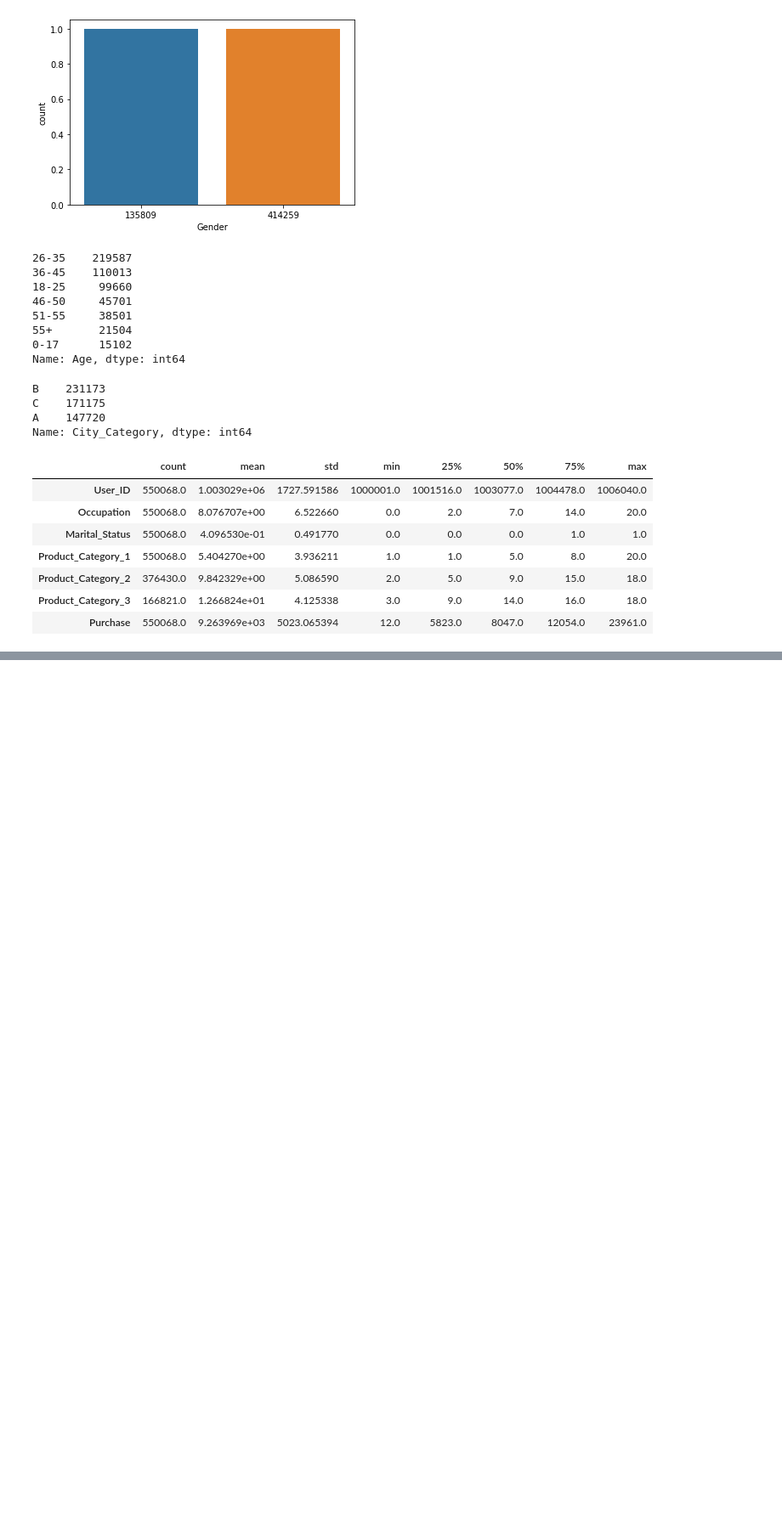
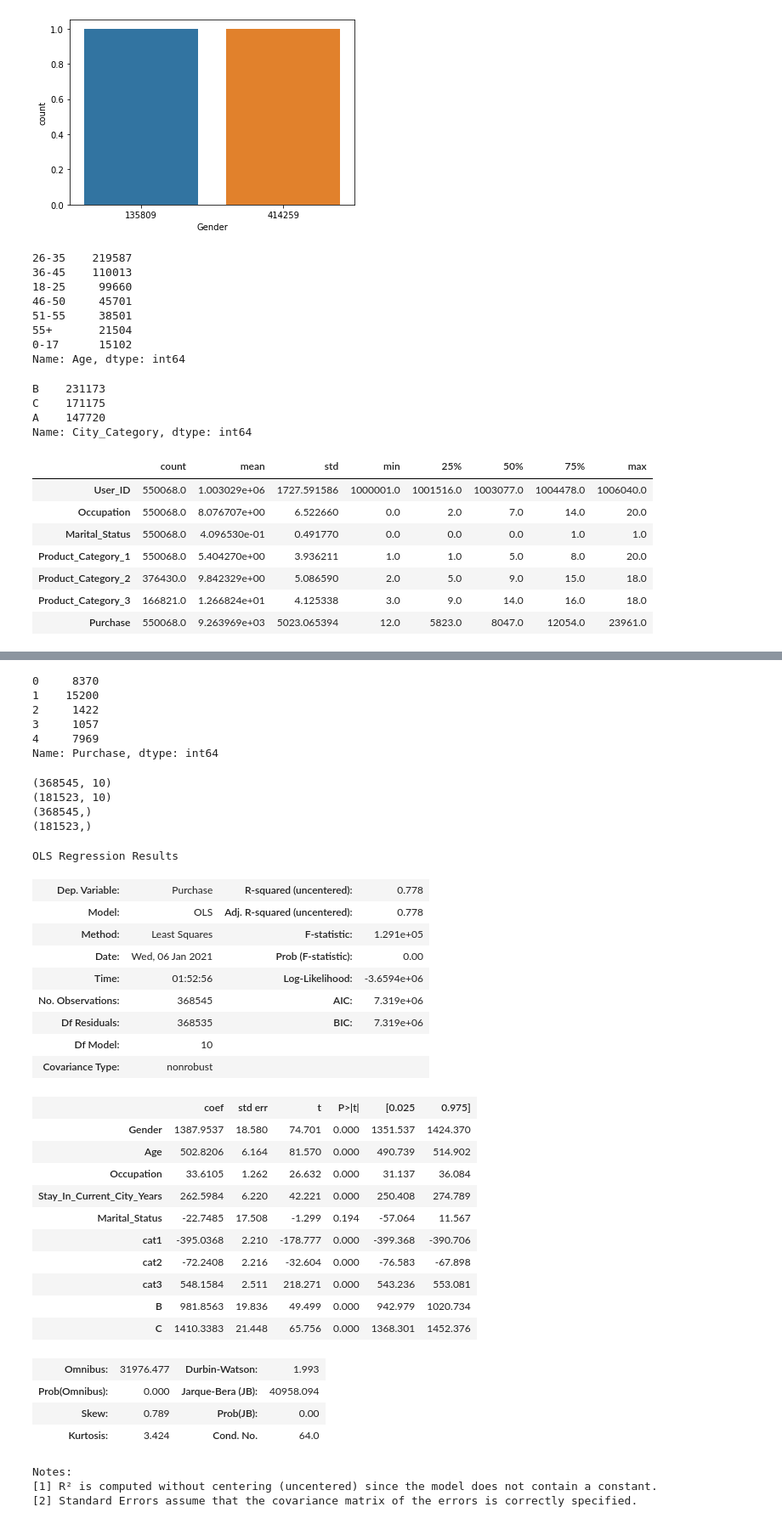
Before and after one commit to AbhishekMaity001/Machine-Learning-Projects, a Jupyter notebook: EDA/Black Friday/Black Friday.ipynb, the cells around one changed output, grey strips where cells are left out. Shown at 85% size. Saved outputs shown, nothing was run; the diff lists cells and outputs as text; code cells hidden in the pictures; blank space fills up the shorter version.

```diff
--- a/EDA/Black Friday/Black Friday.ipynb
+++ b/EDA/Black Friday/Black Friday.ipynb
@@ -103,0 +359,21 @@ df.describe().T
+# %%
+y.head()
+# %% [output]
+0     8370
+1    15200
+2     1422
+3     1057
+4     7969
+Name: Purchase, dtype: int64
+# %%
+from sklearn.model_selection import train_test_split
+X_train, X_test, y_train, y_test = train_test_split(X,y,test_size=0.33,random_state=1997)
+print(X_train.shape)
+print(X_test.shape)
+print(y_train.shape)
+print(y_test.shape)
+# %% [output]
+(368545, 10)
+(181523, 10)
+(368545,)
+(181523,)
@@ -103,0 +382,33 @@ df.describe().T
+# %%
+X = sm.add_constant(X)
+model = sm.OLS(y_train,X_train).fit()
+model.summary()
+# %% [output]
+OLS Regression Results
+| Dep. Variable: | Purchase | R-squared (uncentered): | 0.778 |
+| Model: | OLS | Adj. R-squared (uncentered): | 0.778 |
+| Method: | Least Squares | F-statistic: | 1.291e+05 |
+| Date: | Wed, 06 Jan 2021 | Prob (F-statistic): | 0.00 |
+| Time: | 01:52:56 | Log-Likelihood: | -3.6594e+06 |
+| No. Observations: | 368545 | AIC: | 7.319e+06 |
+| Df Residuals: | 368535 | BIC: | 7.319e+06 |
+| Df Model: | 10 |  |  |
+| Covariance Type: | nonrobust |  |  |
+|  | coef | std err | t | P>|t| | [0.025 | 0.975] |
+| Gender | 1387.9537 | 18.580 | 74.701 | 0.000 | 1351.537 | 1424.370 |
+| Age | 502.8206 | 6.164 | 81.570 | 0.000 | 490.739 | 514.902 |
+| Occupation | 33.6105 | 1.262 | 26.632 | 0.000 | 31.137 | 36.084 |
+| Stay_In_Current_City_Years | 262.5984 | 6.220 | 42.221 | 0.000 | 250.408 | 274.789 |
+| Marital_Status | -22.7485 | 17.508 | -1.299 | 0.194 | -57.064 | 11.567 |
+| cat1 | -395.0368 | 2.210 | -178.777 | 0.000 | -399.368 | -390.706 |
+| cat2 | -72.2408 | 2.216 | -32.604 | 0.000 | -76.583 | -67.898 |
+| cat3 | 548.1584 | 2.511 | 218.271 | 0.000 | 543.236 | 553.081 |
+| B | 981.8563 | 19.836 | 49.499 | 0.000 | 942.979 | 1020.734 |
+| C | 1410.3383 | 21.448 | 65.756 | 0.000 | 1368.301 | 1452.376 |
+| Omnibus: | 31976.477 | Durbin-Watson: | 1.993 |
+| Prob(Omnibus): | 0.000 | Jarque-Bera (JB): | 40958.094 |
+| Skew: | 0.789 | Prob(JB): | 0.00 |
+| Kurtosis: | 3.424 | Cond. No. | 64.0 |
+Notes:
+[1] R² is computed without centering (uncentered) since the model does not contain a constant.
+[2] Standard Errors assume that the covariance matrix of the errors is correctly specified.
```
Also changed, not shown: parts of 32 cells of this notebook.
